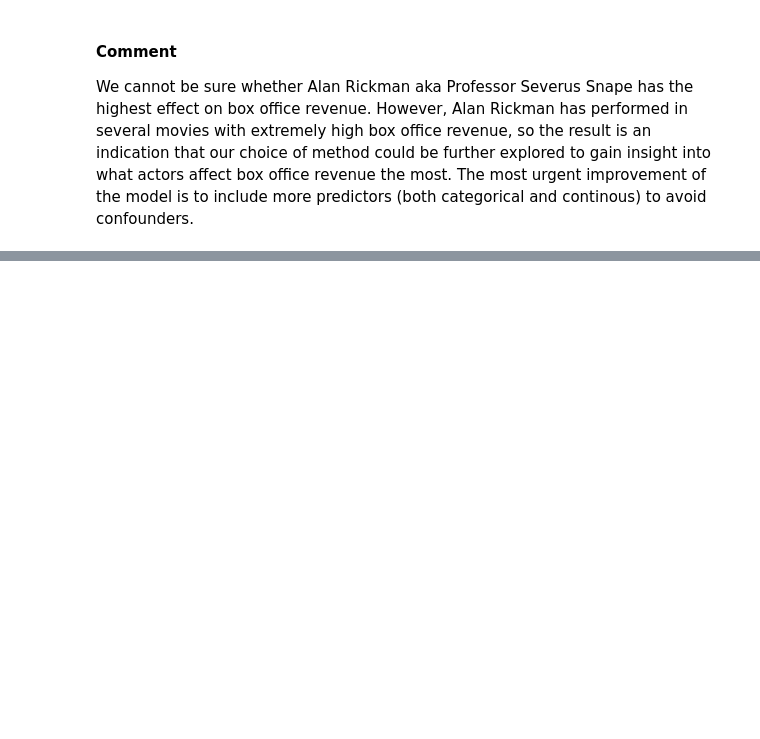
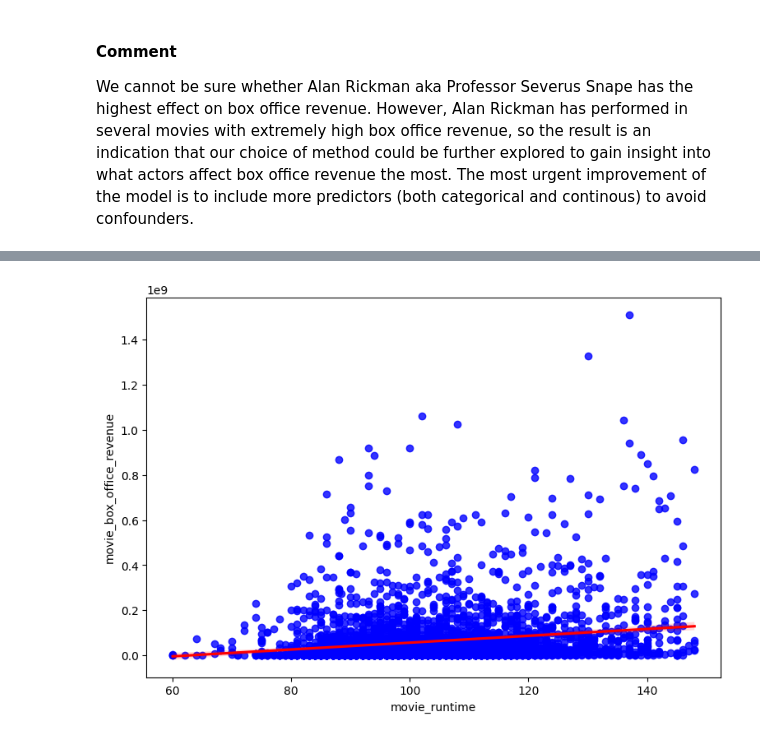
Before and after one commit to epfl-ada/ada-2022-project-teambadass, a Jupyter notebook: main.ipynb, the cells around one changed output, grey strips where cells are left out. Cells and saved outputs as stored; diff of their text form; code cells hidden in the pictures; blank space fills up the shorter version.

```diff
--- a/main.ipynb
+++ b/main.ipynb
@@ -879,0 +964,15 @@ We cannot be sure whether Alan Rickman aka Professor Severus Snape has the highe
+# %%
+fig = plt.figure(figsize=(9, 6))
+
+# pass in the model as the first parameter, then specify the
+# predictor variable we want to analyze
+fig = sns.regplot(
+    x="movie_runtime",
+    y="movie_box_office_revenue",
+    data=df_runtime,
+    ci=95,
+    scatter_kws={"color": "blue"},
+    line_kws={"color": "red"},
+)
+# %% [output]
+[figure, added]
```
Also changed, not shown: parts of 95 cells of this notebook, 3 other files.
